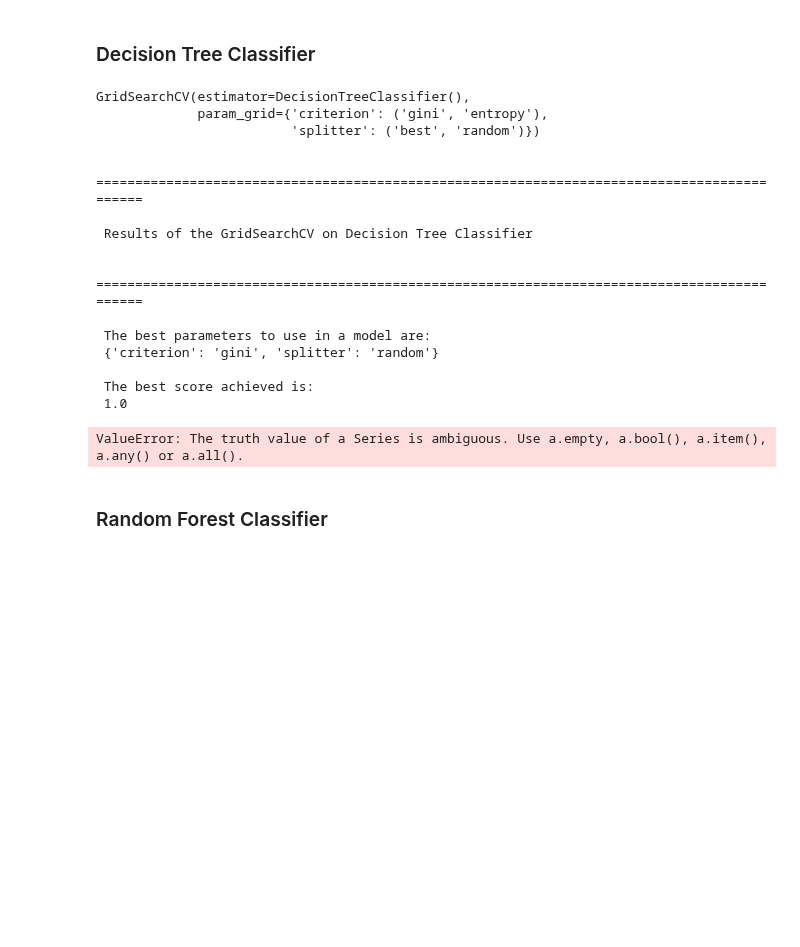
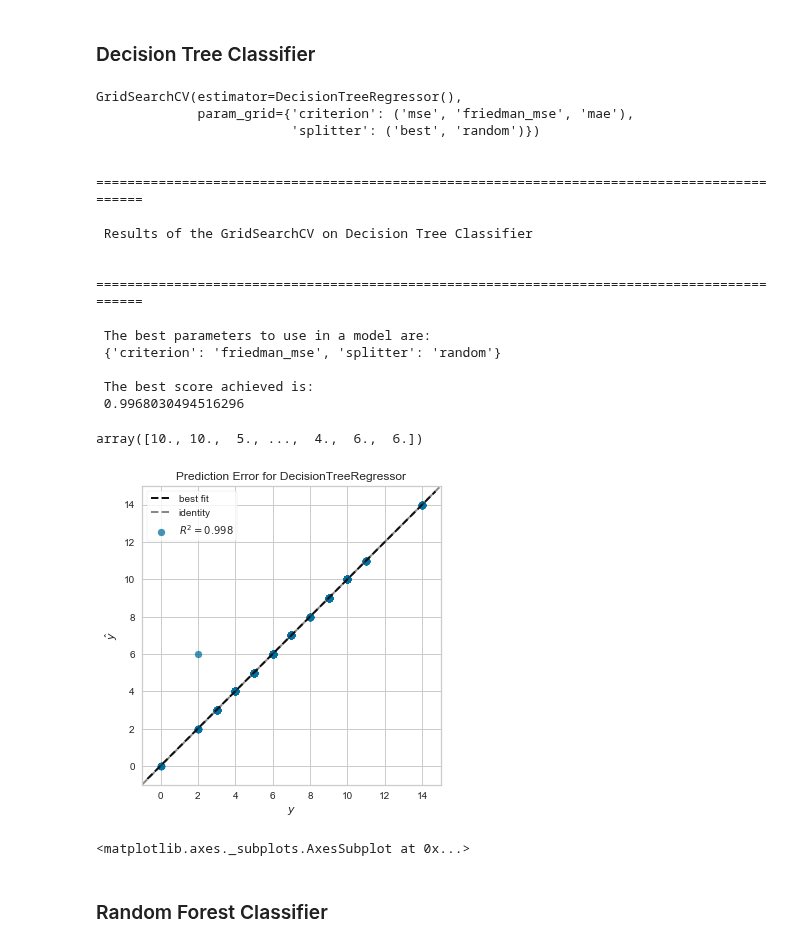
Before and after one commit to jdsmithwes/Capstone-Project, a Jupyter notebook: Models.ipynb, the cells around one changed output. Cells and saved outputs as stored; diff of their text form; code cells hidden in the pictures; blank space fills up the shorter version.

```diff
--- a/Models.ipynb
+++ b/Models.ipynb
@@ -54,10 +55,10 @@ clf = Pipeline(steps = [('scaler',StandardScaler()),('dummy',DummyClassifier())]
 # %%
 #Classifer being used in current Pipeline so future changes can be made
-Model = DummyClassifier()
+Model = DummyRegressor()
 
 #splitting dataframe into numeric and categoric columns
 numeric_features = ['likes_count', 'replies_count','retweets_count','word_count','avg_word_length','stopwords_count',
-                   'char_count','Biden (D)','Trump (R)']
+                   'char_count']
 numeric_transformer = Pipeline([('scaler',StandardScaler())])
 
 #categorical_features = ['Target']
@@ -117,14 +117,15 @@ clf = Pipeline(steps=[('preprocessor', preprocessor),
                       ('classifier', Model)])
 # %%
 ## Finding best parameters
-parameters={'criterion': ('gini','entropy'), 'splitter': ('best', 'random')}
+parameters={'criterion': ('mse', 'friedman_mse', 'mae'), 'splitter': ('best', 'random')}
 
-model = DecisionTreeClassifier()
+model = DecisionTreeRegressor()
 
 clf_DT = GridSearchCV(model, parameters)
+clf_DT.fit(X_train,y_train)
 # %% [output]
-GridSearchCV(estimator=DecisionTreeClassifier(),
-             param_grid={'criterion': ('gini', 'entropy'),
+GridSearchCV(estimator=DecisionTreeRegressor(),
+             param_grid={'criterion': ('mse', 'friedman_mse', 'mae'),
                          'splitter': ('best', 'random')})
 # %%
 #Results of GridSearchCV
@@ -141,15 +142,27 @@ print('\n The best score achieved is: \n',clf_DT.best_score_ )
  ============================================================================================
 
  The best parameters to use in a model are:
- {'criterion': 'gini', 'splitter': 'random'}
+ {'criterion': 'friedman_mse', 'splitter': 'random'}
 
  The best score achieved is:
- 1.0
+ 0.9968030494516296
 # %%
-DT = DecisionTreeClassifier(criterion='gini',splitter='random')
+#fitting and making predictions with model
+DT = DecisionTreeRegressor(criterion='mse',splitter='random')
 DT.fit(X_train,y_train)
-DT.(X_test,y_test)
+DT.predict(X_test)
 # %% [output]
-ValueError: The truth value of a Series is ambiguous. Use a.empty, a.bool(), a.item(), a.any() or a.all().
+array([10., 10.,  5., ...,  4.,  6.,  6.])
+# %%
+#Prediction Error Matrix
+model = DecisionTreeRegressor()
+visualizer = PredictionError(model)
+
+visualizer.fit(X_train, y_train)  # Fit the training data to the visualizer
+visualizer.score(X_test, y_test)  # Evaluate the model on the test data
+visualizer.show()
+# %% [output]
+[figure, added]
+<matplotlib.axes._subplots.AxesSubplot at 0x...>
 # %% [markdown]
 ### Random Forest Classifier
```
Also changed, not shown: parts of 13 cells of this notebook, 2 other files.
